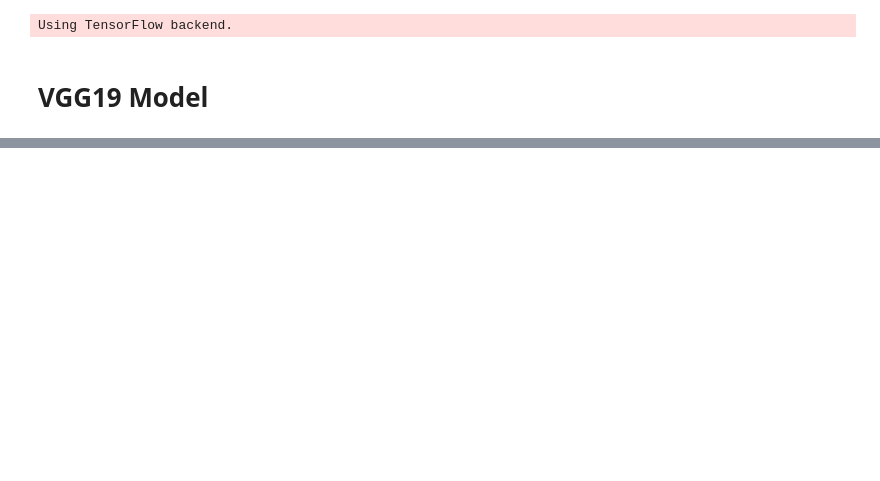
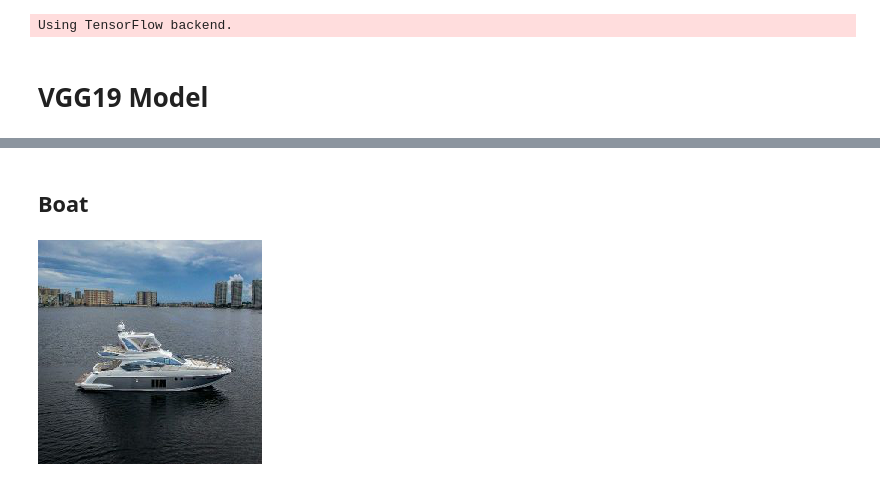
Before and after one commit to Kautenja/a-neural-algorithm-of-artistic-style, a Jupyter notebook: VGG19 Classification.ipynb, the cells around one changed output, grey strips where cells are left out. Cells and saved outputs as stored; diff of their text form; code cells hidden in the pictures; blank space fills up the shorter version.

```diff
--- a/VGG19 Classification.ipynb
+++ b/VGG19 Classification.ipynb
@@ -31,0 +74,8 @@ decode_predictions(preds, top=3)
+# %% [markdown]
+## Boat
+# %%
+d=224
+boat = load_image('img/content/boat.jpg', (d, d))
+boat
+# %% [output]
+[figure, added]
```
Also changed, not shown: parts of 13 cells of this notebook, 13 other files.
